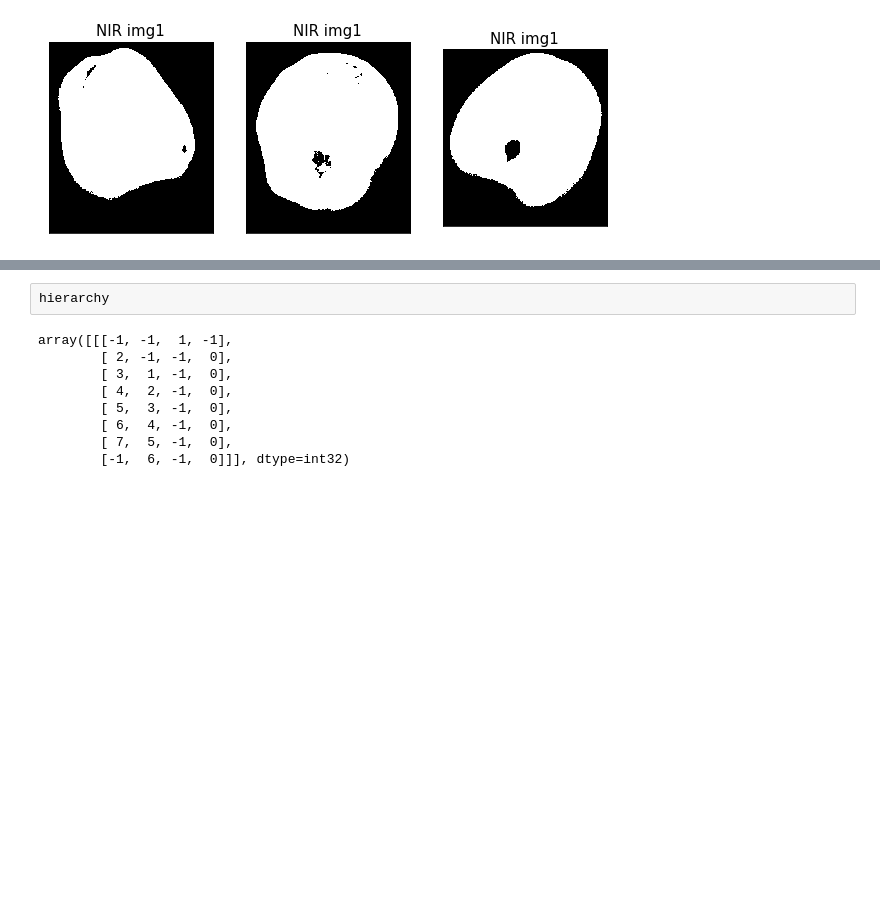
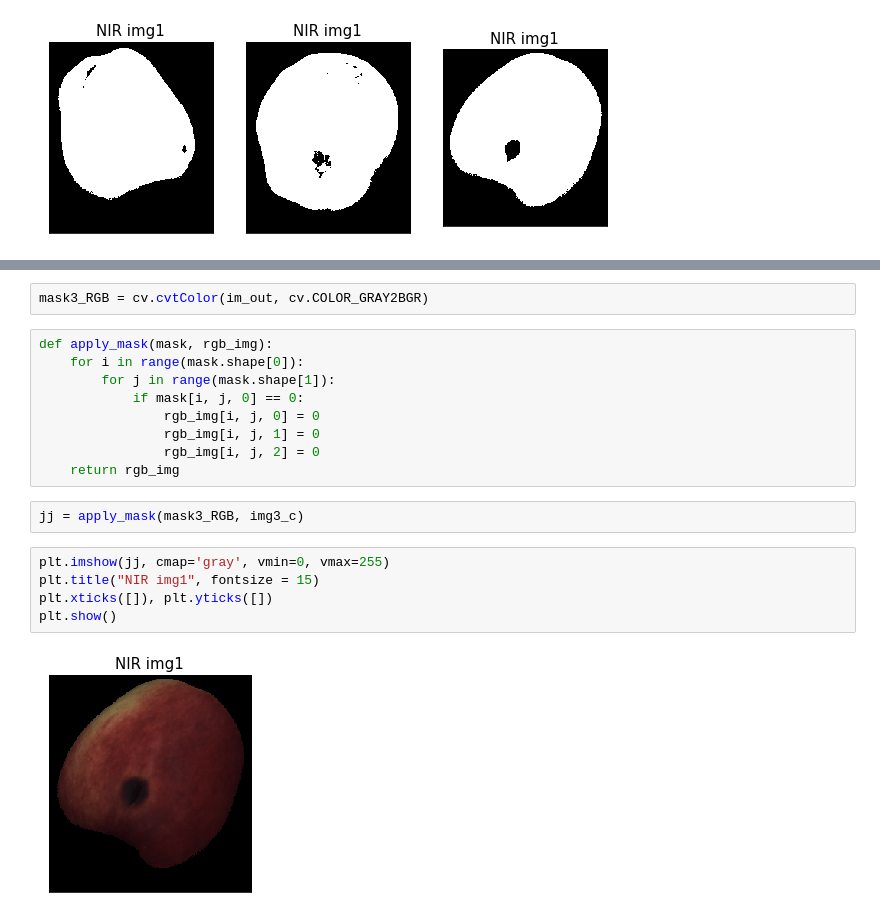
Before and after one commit to pptr3/fruit-inspection, a Jupyter notebook: Untitled.ipynb, the cells around one changed output, grey strips where cells are left out. Drawn from its saved outputs; the diff is of its cells as text; blank space fills up the shorter version.

```diff
--- a/Untitled.ipynb
+++ b/Untitled.ipynb
@@ -75,11 +79,20 @@ plt.show()
-# %%
-hierarchy
-# %% [output]
-array([[[-1, -1,  1, -1],
-        [ 2, -1, -1,  0],
-        [ 3,  1, -1,  0],
-        [ 4,  2, -1,  0],
-        [ 5,  3, -1,  0],
-        [ 6,  4, -1,  0],
-        [ 7,  5, -1,  0],
-        [-1,  6, -1,  0]]], dtype=int32)
+# %%
+mask3_RGB = cv.cvtColor(im_out, cv.COLOR_GRAY2BGR)
+# %%
+def apply_mask(mask, rgb_img):
+    for i in range(mask.shape[0]):
+        for j in range(mask.shape[1]):
+            if mask[i, j, 0] == 0:
+                rgb_img[i, j, 0] = 0
+                rgb_img[i, j, 1] = 0
+                rgb_img[i, j, 2] = 0
+    return rgb_img
+# %%
+jj = apply_mask(mask3_RGB, img3_c)
+# %%
+plt.imshow(jj, cmap='gray', vmin=0, vmax=255)
+plt.title("NIR img1", fontsize = 15)
+plt.xticks([]), plt.yticks([])
+plt.show()
+# %% [output]
+[figure, added]
```
Also changed, not shown: parts of 6 cells of this notebook.
